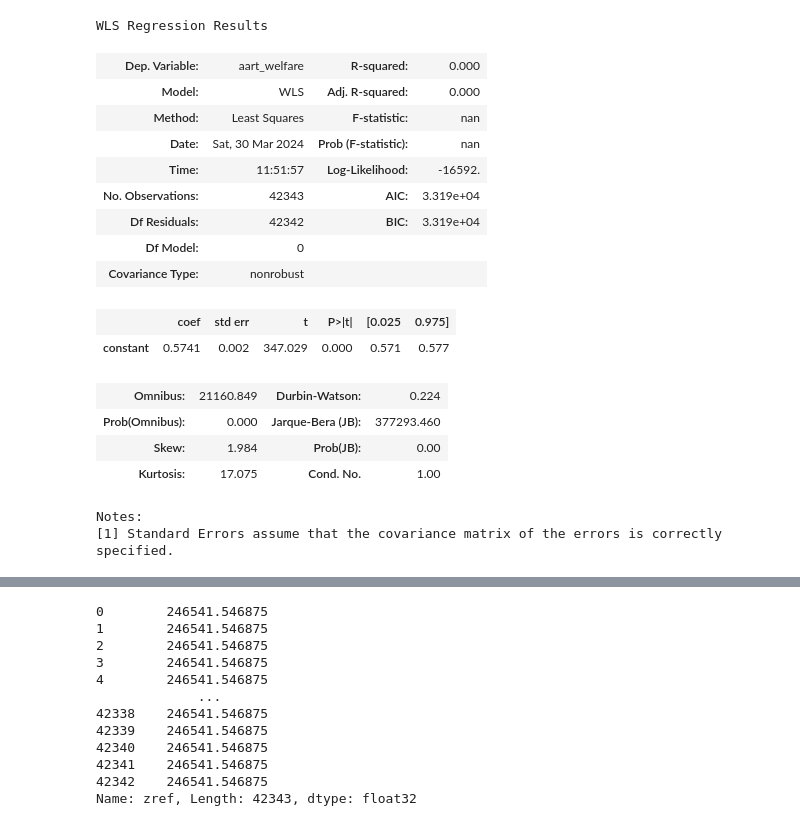
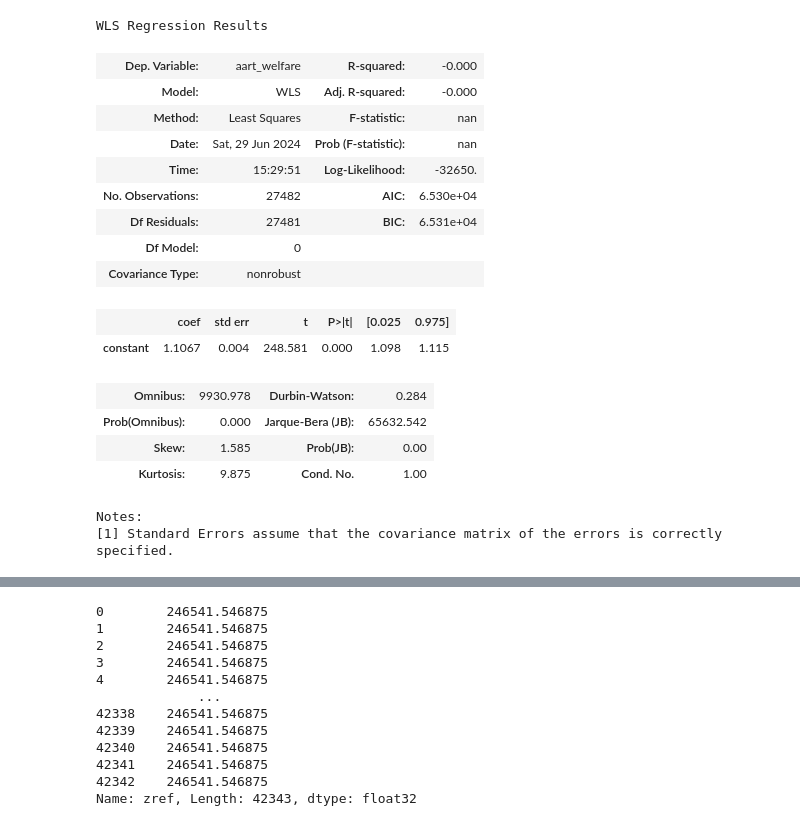
Before and after one commit to mermozhk/Poverty, a Jupyter notebook: Poverty_analysis_western_Africa.ipynb, the cells around one changed output, grey strips where cells are left out. Saved outputs shown, nothing was run; the diff lists cells and outputs as text; code cells hidden in the pictures.

Commit message:
Update with merged data

```diff
--- a/Poverty_analysis_western_Africa.ipynb
+++ b/Poverty_analysis_western_Africa.ipynb
@@ -70,23 +92,23 @@ class country:
 # %%
-Benin = country(name='Benin',code_country='BEN',year='2018')
+Togo = country(name='Togo',code_country='TGO',year='2018')
 # %%
-Benin.aart_welfare_index().summary()
+Togo.aart_welfare_index(Togo.poverty_merged_data).summary()
 # %% [output]
 WLS Regression Results
-| Dep. Variable: | aart_welfare | R-squared: | 0.000 |
-| Model: | WLS | Adj. R-squared: | 0.000 |
+| Dep. Variable: | aart_welfare | R-squared: | -0.000 |
+| Model: | WLS | Adj. R-squared: | -0.000 |
 | Method: | Least Squares | F-statistic: | nan |
-| Date: | Sat, 30 Mar 2024 | Prob (F-statistic): | nan |
-| Time: | 11:51:57 | Log-Likelihood: | -16592. |
-| No. Observations: | 42343 | AIC: | 3.319e+04 |
-| Df Residuals: | 42342 | BIC: | 3.319e+04 |
+| Date: | Sat, 29 Jun 2024 | Prob (F-statistic): | nan |
+| Time: | 15:29:51 | Log-Likelihood: | -32650. |
+| No. Observations: | 27482 | AIC: | 6.530e+04 |
+| Df Residuals: | 27481 | BIC: | 6.531e+04 |
 | Df Model: | 0 |  |  |
 | Covariance Type: | nonrobust |  |  |
 |  | coef | std err | t | P>|t| | [0.025 | 0.975] |
-| constant | 0.5741 | 0.002 | 347.029 | 0.000 | 0.571 | 0.577 |
+| constant | 1.1067 | 0.004 | 248.581 | 0.000 | 1.098 | 1.115 |
-| Omnibus: | 21160.849 | Durbin-Watson: | 0.224 |
-| Prob(Omnibus): | 0.000 | Jarque-Bera (JB): | 377293.460 |
-| Skew: | 1.984 | Prob(JB): | 0.00 |
-| Kurtosis: | 17.075 | Cond. No. | 1.00 |
+| Omnibus: | 9930.978 | Durbin-Watson: | 0.284 |
+| Prob(Omnibus): | 0.000 | Jarque-Bera (JB): | 65632.542 |
+| Skew: | 1.585 | Prob(JB): | 0.00 |
+| Kurtosis: | 9.875 | Cond. No. | 1.00 |
 Notes:
 [1] Standard Errors assume that the covariance matrix of the errors is correctly specified.
```
Also changed, not shown: parts of 23 cells of this notebook, 52 other files.
